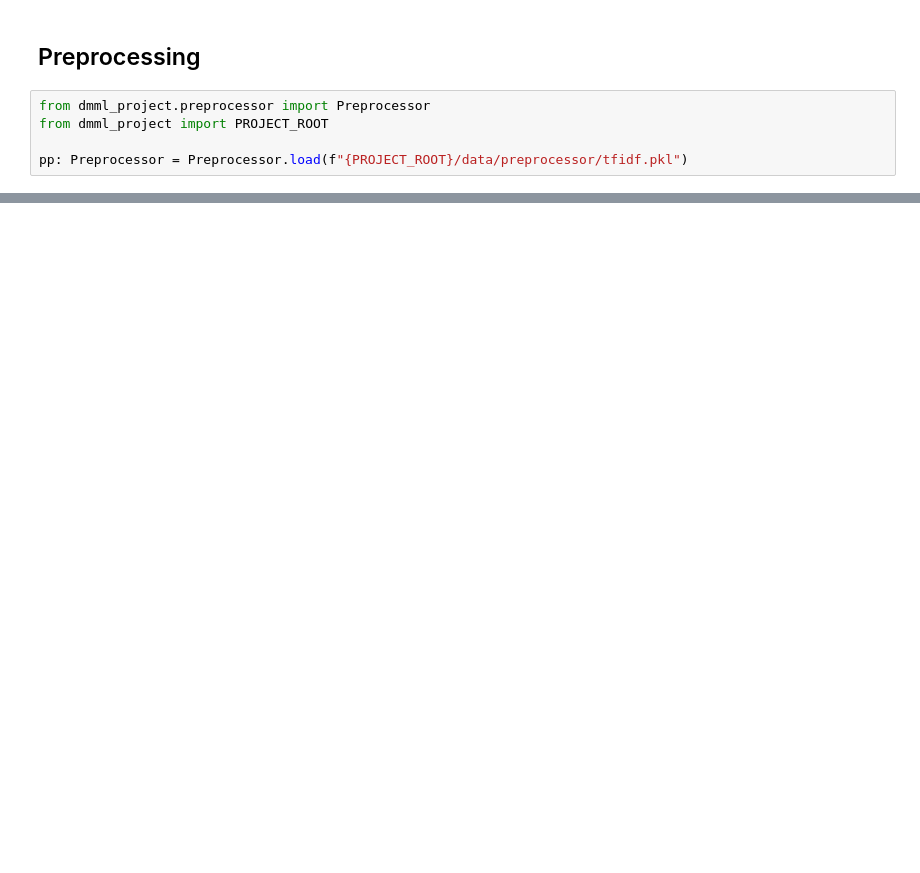
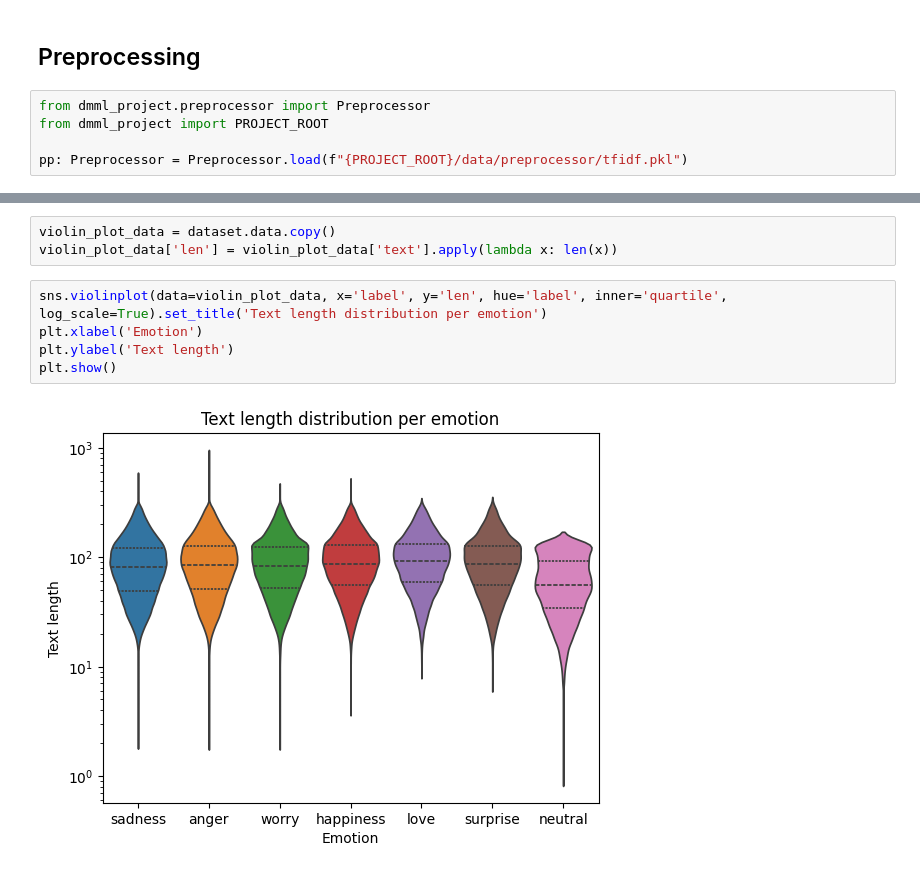
Before and after one commit to Etto48/DataMiningProject, a Jupyter notebook: src/notebooks/dataset_visualizer.ipynb, the cells around one changed output, grey strips where cells are left out. Cells and saved outputs as stored; diff of their text form; blank space fills up the shorter version.

```diff
--- a/src/notebooks/dataset_visualizer.ipynb
+++ b/src/notebooks/dataset_visualizer.ipynb
@@ -55,0 +60,10 @@ After preprocessing:
+# %%
+violin_plot_data = dataset.data.copy()
+violin_plot_data['len'] = violin_plot_data['text'].apply(lambda x: len(x))
+# %%
+sns.violinplot(data=violin_plot_data, x='label', y='len', hue='label', inner='quartile', log_scale=True).set_title('Text length distribution per emotion')
+plt.xlabel('Emotion')
+plt.ylabel('Text length')
+plt.show()
+# %% [output]
+[figure, added]
```
Also changed, not shown: parts of 3 cells of this notebook, 2 other files.
